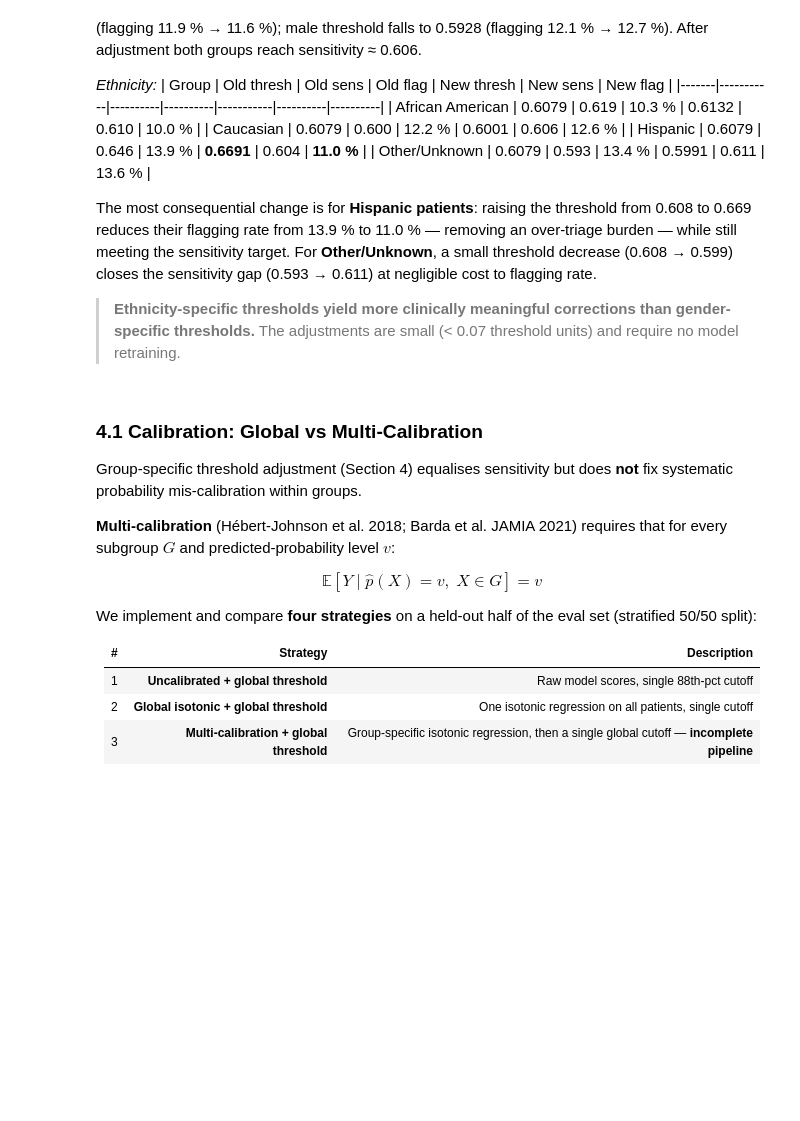
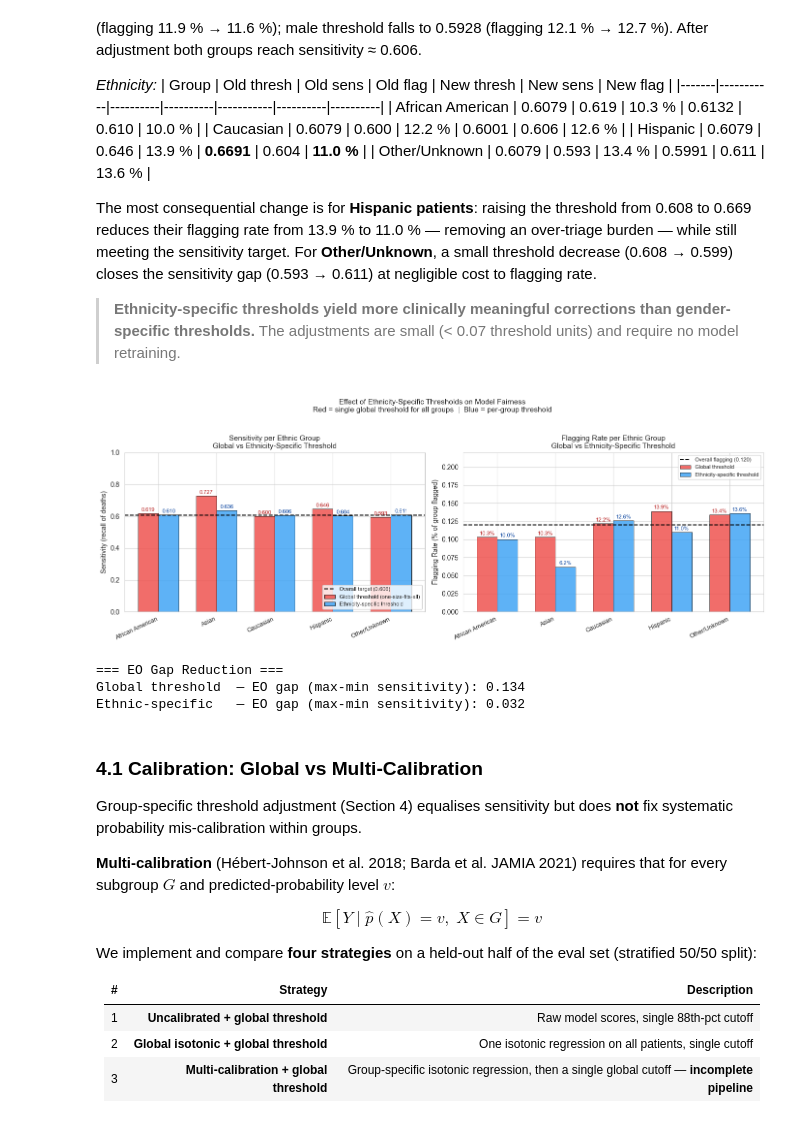
Before and after one commit to SwaneGhost/MedicalRiskModel, a Jupyter notebook: notebooks/06_meeting6.ipynb, the cells around one changed output. Cells and saved outputs as stored; diff of their text form; code cells hidden in the pictures; blank space fills up the shorter version.

```diff
--- a/notebooks/06_meeting6.ipynb
+++ b/notebooks/06_meeting6.ipynb
@@ -865,6 +865,84 @@ The most consequential change is for **Hispanic patients**: raising the threshol
 For **Other/Unknown**, a small threshold decrease (0.608 → 0.599) closes the sensitivity gap (0.593 → 0.611) at negligible cost to flagging rate.
 
 > **Ethnicity-specific thresholds yield more clinically meaningful corrections than gender-specific thresholds.** The adjustments are small (< 0.07 threshold units) and require no model retraining.
+# %%
+# ── Comparison: global threshold vs ethnicity-specific threshold ──────────
+fig, axes = plt.subplots(1, 2, figsize=(14, 5))
+
+eth_groups = df_eth_before['Group'].tolist()
+x = np.arange(len(eth_groups))
+w = 0.35
+COL_GLOBAL = '#EF5350'   # red  – one-size-fits-all
+COL_ETHNIC = '#42A5F5'   # blue – per-group
+
+# ── Panel 1: Sensitivity ─────────────────────────────────────────────────
+ax = axes[0]
+b1 = ax.bar(x - w/2, df_eth_before['Sensitivity'], w,
+            label='Global threshold (one-size-fits-all)',
+            color=COL_GLOBAL, edgecolor='k', linewidth=0.7, alpha=0.85)
+b2 = ax.bar(x + w/2, df_eth_after['Sensitivity'],  w,
+            label='Ethnicity-specific threshold',
+            color=COL_ETHNIC, edgecolor='k', linewidth=0.7, alpha=0.85)
+ax.axhline(TARGET_SENSITIVITY, color='black', linestyle='--', linewidth=1.5,
+           label=f'Overall target ({TARGET_SENSITIVITY:.3f})')
+ax.set_xticks(x)
+ax.set_xticklabels(eth_groups, rotation=25, ha='right', fontsize=9)
+ax.set_ylabel('Sensitivity (recall of deaths)', fontsize=10)
+ax.set_title('Sensitivity per Ethnic Group\nGlobal vs Ethnicity-Specific Threshold',
+             fontsize=11)
+ax.set_ylim(0, 1.0)
+ax.legend(fontsize=8, loc='lower right')
+for bar in b1:
+    ax.text(bar.get_x() + bar.get_width()/2, bar.get_height() + 0.012,
+            f'{bar.get_height():.3f}', ha='center', fontsize=8, color='#B71C1C')
+for bar in b2:
+    ax.text(bar.get_x() + bar.get_width()/2, bar.get_height() + 0.012,
+            f'{bar.get_height():.3f}', ha='center', fontsize=8, color='#0D47A1')
+
+# ── Panel 2: Flagging Rate ────────────────────────────────────────────────
+ax = axes[1]
+b3 = ax.bar(x - w/2, df_eth_before['Flagging Rate'], w,
+            label='Global threshold',
+            color=COL_GLOBAL, edgecolor='k', linewidth=0.7, alpha=0.85)
+b4 = ax.bar(x + w/2, df_eth_after['Flagging Rate'],  w,
+            label='Ethnicity-specific threshold',
+            color=COL_ETHNIC, edgecolor='k', linewidth=0.7, alpha=0.85)
+ax.axhline(OVERALL_FLAGGING, color='black', linestyle='--', linewidth=1.5,
+           label=f'Overall flagging ({OVERALL_FLAGGING:.3f})')
+ax.set_xticks(x)
+ax.set_xticklabels(eth_groups, rotation=25, ha='right', fontsize=9)
+ax.set_ylabel('Flagging Rate (% of group flagged)', fontsize=10)
+ax.set_title('Flagging Rate per Ethnic Group\nGlobal vs Ethnicity-Specific Threshold',
+             fontsize=11)
+ax.set_ylim(0, 0.22)
+ax.legend(fontsize=8, loc='upper right')
+for bar in b3:
+    ax.text(bar.get_x() + bar.get_width()/2, bar.get_height() + 0.003,
+            f'{bar.get_height():.1%}', ha='center', fontsize=8, color='#B71C1C')
+for bar in b4:
+    ax.text(bar.get_x() + bar.get_width()/2, bar.get_height() + 0.003,
+            f'{bar.get_height():.1%}', ha='center', fontsize=8, color='#0D47A1')
+
+plt.suptitle(
+    'Effect of Ethnicity-Specific Thresholds on Model Fairness\n'
+    'Red = single global threshold for all groups  |  Blue = per-group threshold',
+    fontsize=11, y=1.03)
+plt.tight_layout()
+plt.show()
+
+# Print the gap reduction summary
+sens_before = df_eth_before.set_index('Group')['Sensitivity']
+sens_after  = df_eth_after.set_index('Group')['Sensitivity']
+print('=== EO Gap Reduction ===')
+print(f'Global threshold  — EO gap (max-min sensitivity): '
+      f'{sens_before.max()-sens_before.min():.3f}')
+print(f'Ethnic-specific   — EO gap (max-min sensitivity): '
+      f'{sens_after.max()-sens_after.min():.3f}')
+# %% [output]
+[figure, added]
+=== EO Gap Reduction ===
+Global threshold  — EO gap (max-min sensitivity): 0.134
+Ethnic-specific   — EO gap (max-min sensitivity): 0.032
 # %% [markdown]
 ### 4.1 Calibration: Global vs Multi-Calibration
 
```
